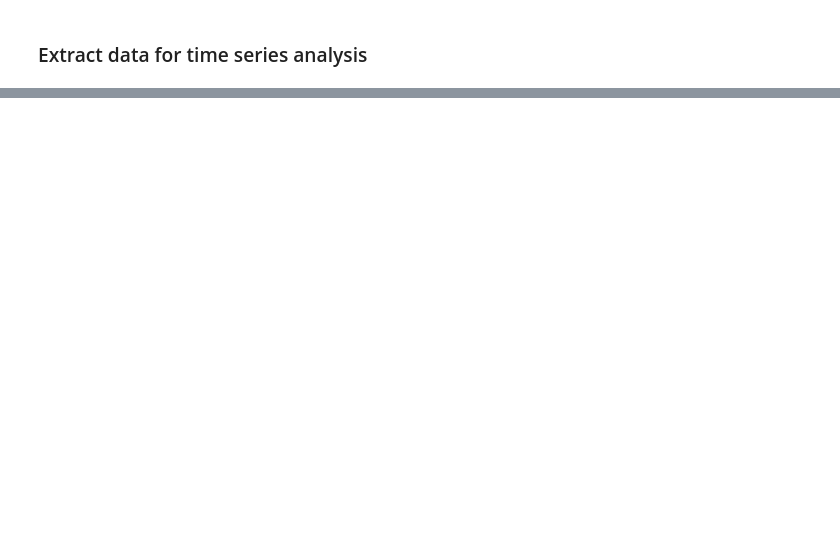
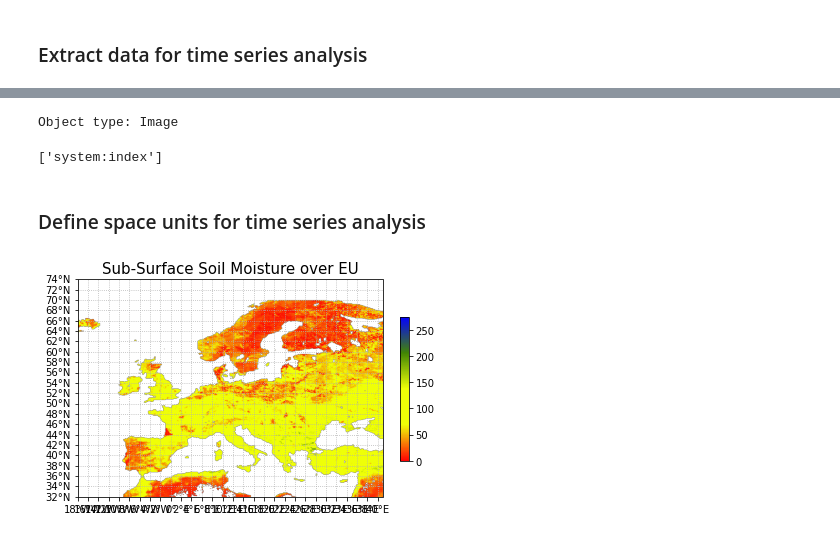
Before and after one commit to IvanPalm/gee_smap_eu, a Jupyter notebook: notebooks/soil_moisture_EU.ipynb, the cells around one changed output, grey strips where cells are left out. Saved outputs shown, nothing was run; the diff lists cells and outputs as text; code cells hidden in the pictures; blank space fills up the shorter version.

```diff
--- a/notebooks/soil_moisture_EU.ipynb
+++ b/notebooks/soil_moisture_EU.ipynb
@@ -135,14 +72,14 @@ Map(center=[48, 8], controls=(WidgetControl(options=['position', 'transparent_bg
 ### Import relavant satellite data collections
 # %%
 start_date = '2015-04-01'
-end_date = '2021-04-22'
+end_date = date.today().strftime('%Y-%m-%d')
 
 # subsurface soil moisture # 10km res - 2 or 3 days rev
 susm = ee.ImageCollection("NASA_USDA/HSL/SMAP10KM_soil_moisture")\
     .select("susm")\
     .filterDate(start_date, end_date)
 
-susm_vps = {
+susm_vparams = {
     "min": 0.0,
     "max": 274.6,
     "palette": ['ff0303', 'efff07', 'efff07', '418504', '0300ff']
@@ -221,13 +141,0 @@ susm1 = ee.Image(susm.first())
-# %%
-# xmin, ymin, xmax, ymax
-eu_bbox = [-18, 32, 41, 74]
-
-# Check grid size for spatial re-sampling
-ax = cartoee.get_map(susm1, region=eu_bbox, vis_params=susm_vps)
-# add gridlines to the map at a specified interval
-cartoee.add_gridlines(ax, interval=[2, 2], linestyle=":")
-# add colorbar
-cartoee.add_colorbar(ax, susm_vps, loc='right')
-# set title
-ax.set_title(label='Sub-Surface Soil Moisture over EU', fontsize=15)
-plt.show()
@@ -260,0 +208,27 @@ images = susm_mean.map(lambda feature: ee.Image(ee.Number(susm_mean.get('mean'))
+# %%
+susm_m1 = susm_mean.first()
+print('Object type:', susm_m1.name())
+# %% [output]
+Object type: Image
+# %%
+susm_m1.propertyNames().getInfo()
+# %% [output]
+['system:index']
+# %% [markdown]
+### Define space units for time series analysis
+# %%
+# xmin, ymin, xmax, ymax
+eu_bbox = [-18, 32, 41, 74]
+
+susm1 = susm.first()
+# Check grid size for spatial re-sampling
+ax = cartoee.get_map(susm1, region=eu_bbox, vis_params=susm_vparams)
+# add gridlines to the map at a specified interval
+cartoee.add_gridlines(ax, interval=[2, 2], linestyle=":")
+# add colorbar
+cartoee.add_colorbar(ax, susm_vparams, loc='right')
+# set title
+ax.set_title(label='Sub-Surface Soil Moisture over EU', fontsize=15)
+plt.show()
+# %% [output]
+[figure, added]
```
Also changed, not shown: parts of 28 cells of this notebook, 1 other file.
